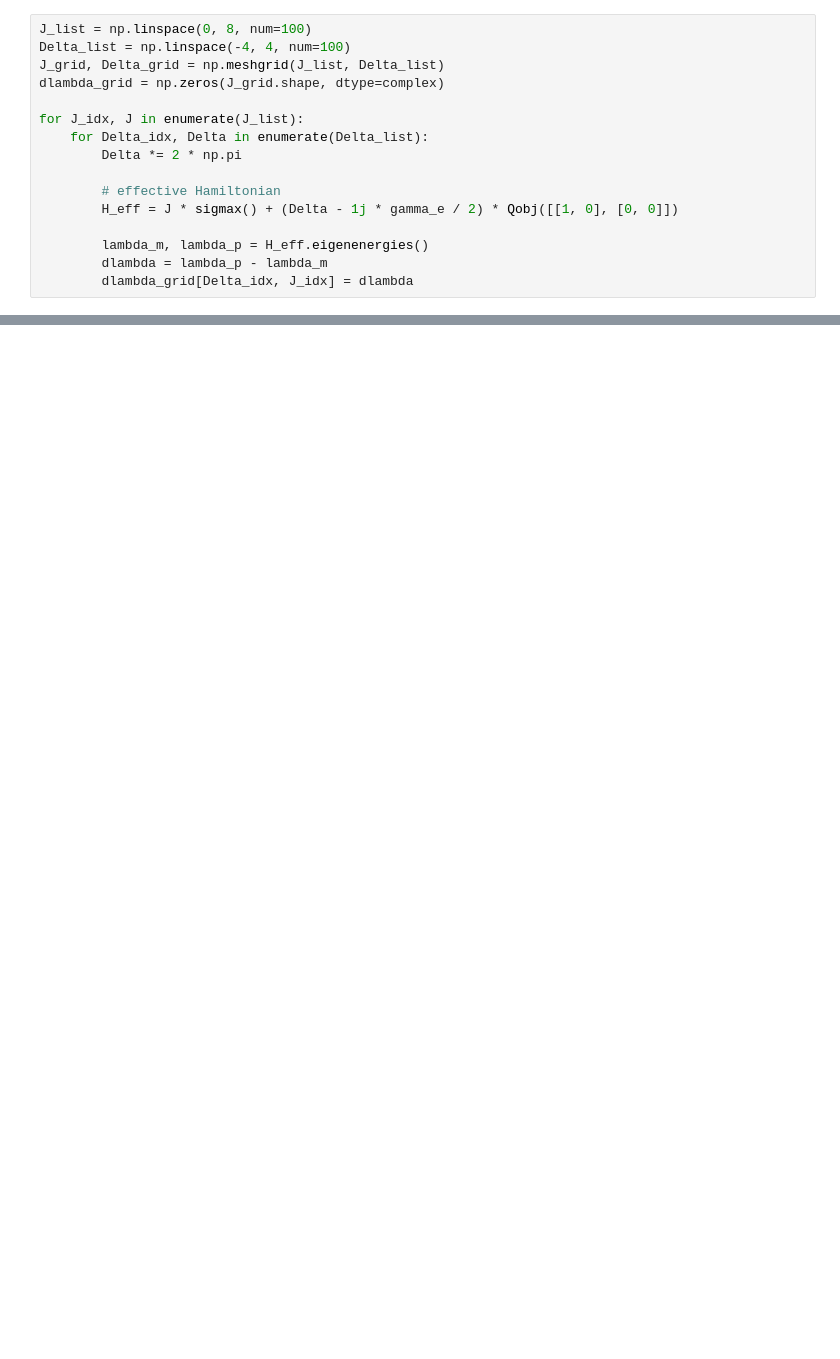
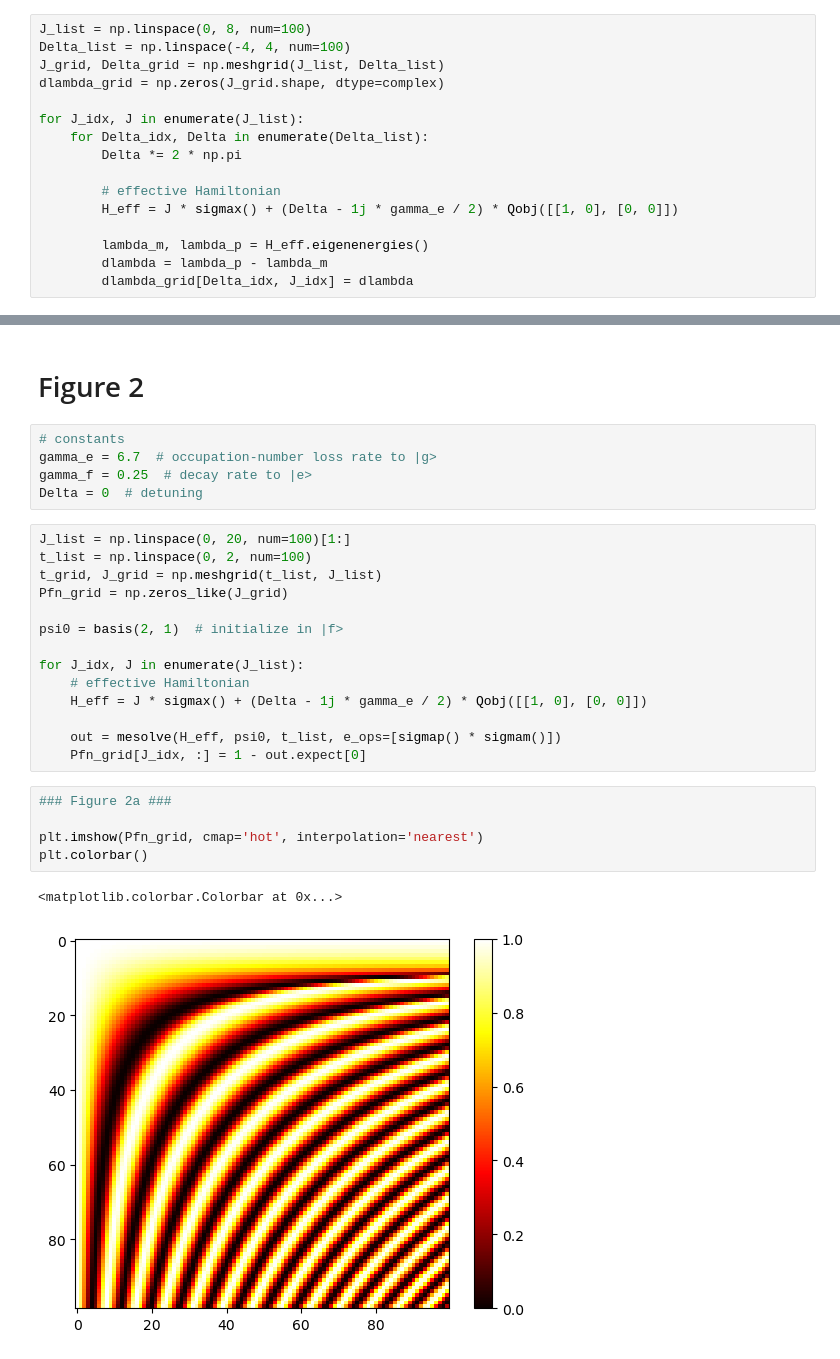
Before and after one commit to archen2019/ece456, a Jupyter notebook: sim.ipynb, the cells around one changed output, grey strips where cells are left out. Cells and saved outputs as stored; diff of their text form; blank space fills up the shorter version.

```diff
--- a/sim.ipynb
+++ b/sim.ipynb
@@ -53,0 +56,29 @@ ax.set_zlabel('Re($\delta\lambda$)');
+# %% [markdown]
+# Figure 2
+# %%
+# constants
+gamma_e = 6.7  # occupation-number loss rate to |g>
+gamma_f = 0.25  # decay rate to |e>
+Delta = 0  # detuning
+# %%
+J_list = np.linspace(0, 20, num=100)[1:]
+t_list = np.linspace(0, 2, num=100)
+t_grid, J_grid = np.meshgrid(t_list, J_list)
+Pfn_grid = np.zeros_like(J_grid)
+
+psi0 = basis(2, 1)  # initialize in |f>
+
+for J_idx, J in enumerate(J_list):
+    # effective Hamiltonian
+    H_eff = J * sigmax() + (Delta - 1j * gamma_e / 2) * Qobj([[1, 0], [0, 0]])
+
+    out = mesolve(H_eff, psi0, t_list, e_ops=[sigmap() * sigmam()])
+    Pfn_grid[J_idx, :] = 1 - out.expect[0]
+# %%
+### Figure 2a ###
+
+plt.imshow(Pfn_grid, cmap='hot', interpolation='nearest')
+plt.colorbar()
+# %% [output]
+<matplotlib.colorbar.Colorbar at 0x...>
+[figure, added]
```
Also changed, not shown: parts of 14 cells of this notebook.
